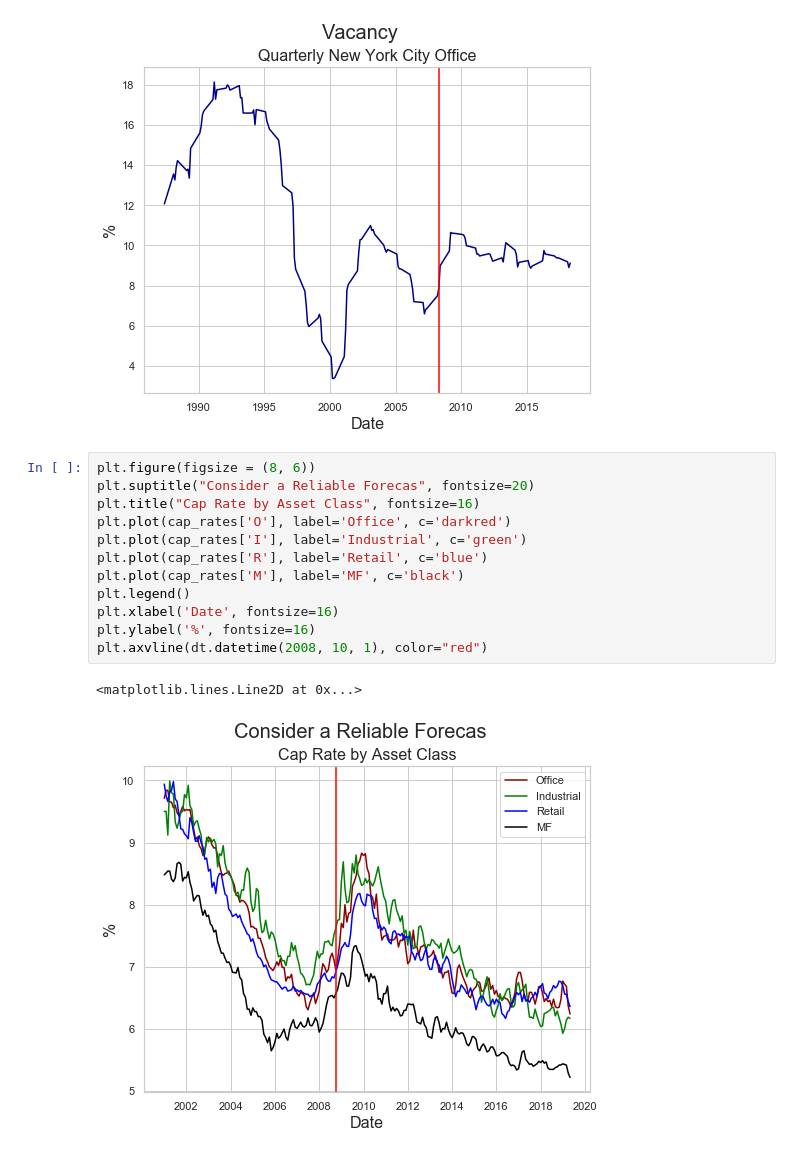
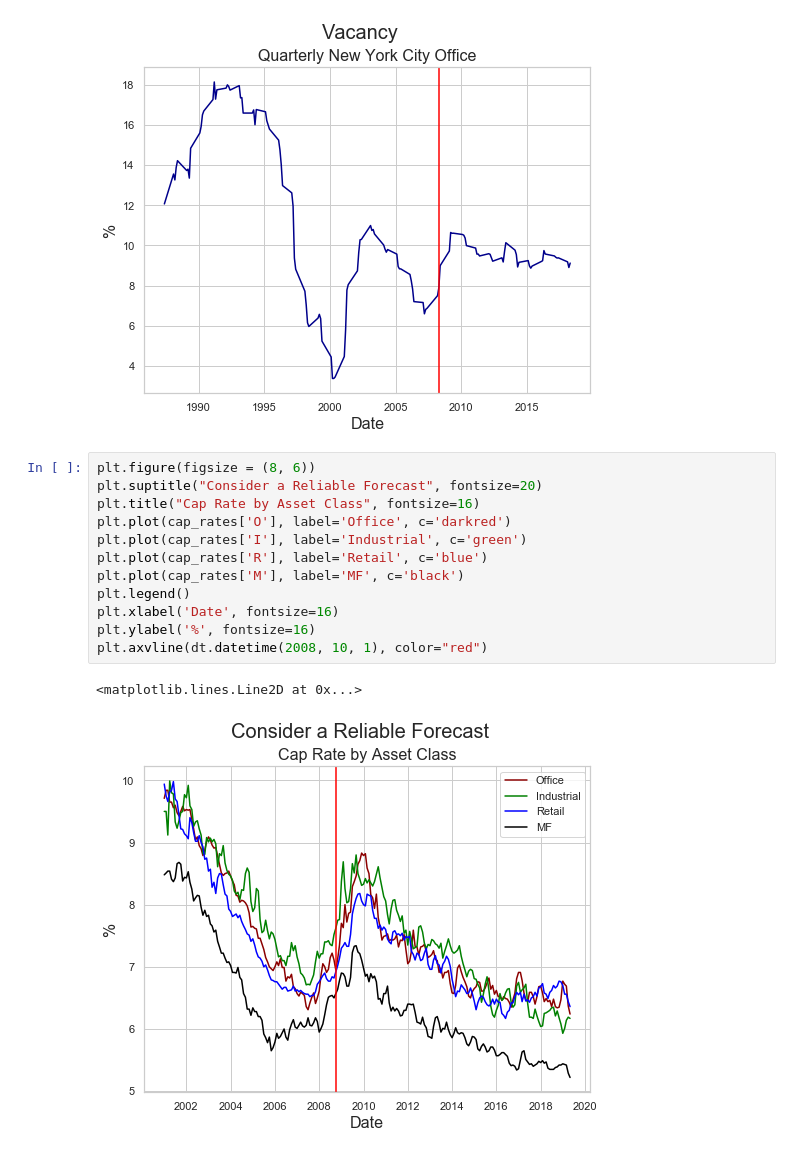
Before and after one commit to thsavage/Hirsh-Fellows-Real-Estate-Finance, a Jupyter notebook: Hirsh Scholars An Assessment of the Current State of Real Estate.ipynb, the cells around one changed output. Cells and saved outputs as stored; diff of their text form.

```diff
--- a/Hirsh Scholars An Assessment of the Current State of Real Estate.ipynb
+++ b/Hirsh Scholars An Assessment of the Current State of Real Estate.ipynb
@@ -283,16 +283,16 @@ plt.axvline(2008.3, color="red")
 [figure]
 # %%
 plt.figure(figsize = (8, 6))
-plt.suptitle("Consider a Reliable Forecas", fontsize=20)
+plt.suptitle("Consider a Reliable Forecast", fontsize=20)
 plt.title("Cap Rate by Asset Class", fontsize=16)
 plt.plot(cap_rates['O'], label='Office', c='darkred')
 plt.plot(cap_rates['I'], label='Industrial', c='green')
 plt.plot(cap_rates['R'], label='Retail', c='blue')
 plt.plot(cap_rates['M'], label='MF', c='black')
 plt.legend()
 plt.xlabel('Date', fontsize=16)
 plt.ylabel('%', fontsize=16)
 plt.axvline(dt.datetime(2008, 10, 1), color="red")
 # %% [output]
 <matplotlib.lines.Line2D at 0x...>
-[figure, old version]
+[figure, new version]
```
